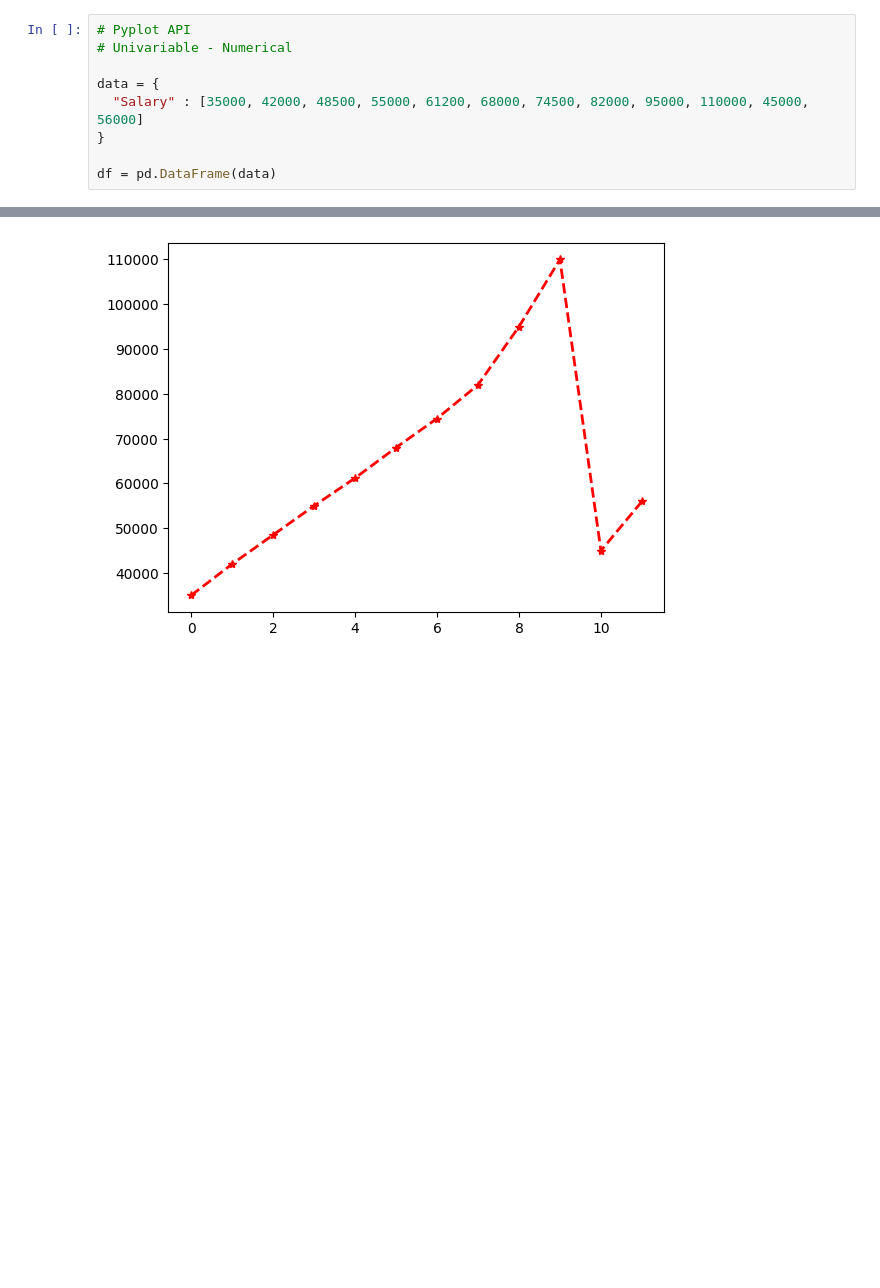
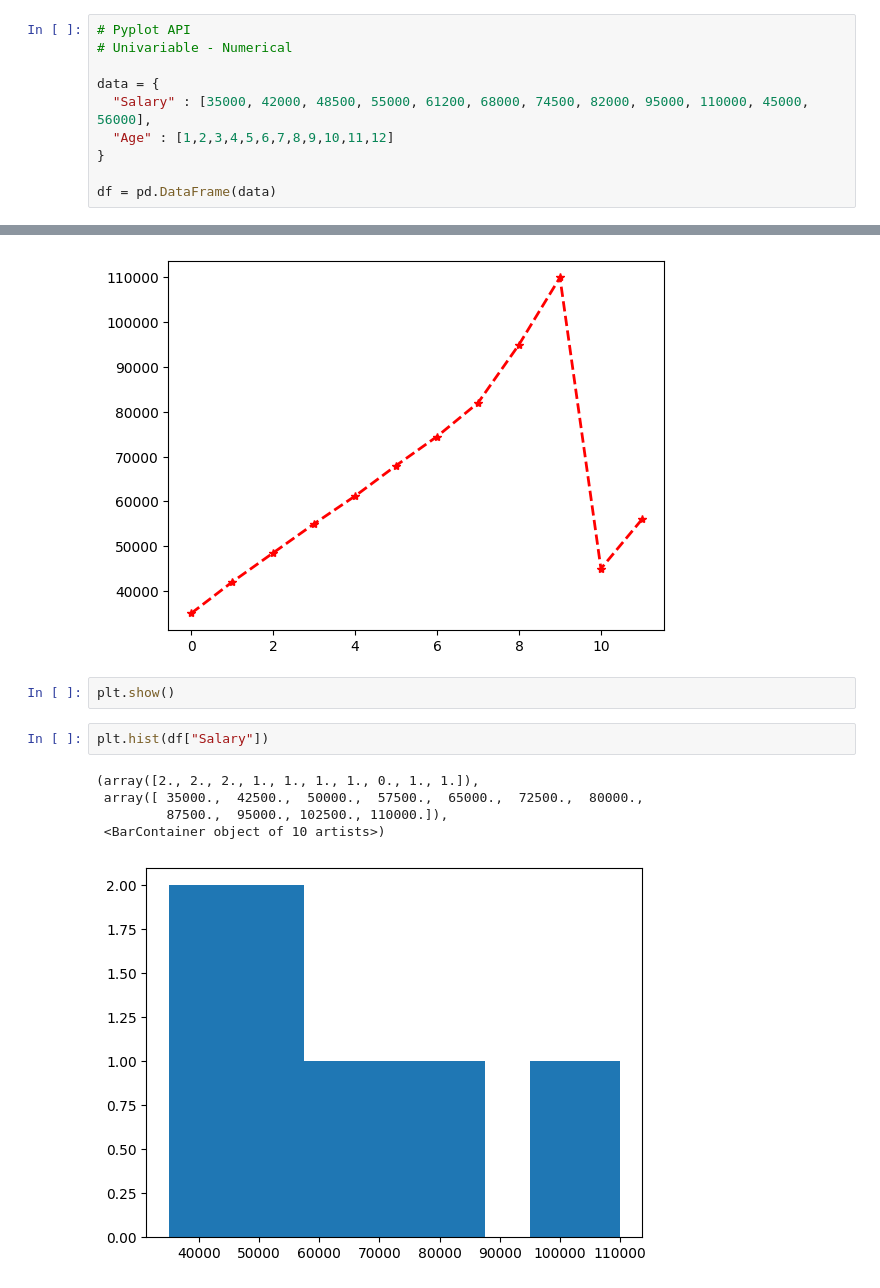
Before and after one commit to Neverask1121/RAG-application, a Jupyter notebook: matplotlib/plt.ipynb, the cells around one changed output, grey strips where cells are left out. Drawn from its saved outputs; the diff is of its cells as text; blank space fills up the shorter version.

```diff
--- a/matplotlib/plt.ipynb
+++ b/matplotlib/plt.ipynb
@@ -13,7 +13,8 @@ plt.grid()
 # Univariable - Numerical
 
 data = {
-  "Salary" : [35000, 42000, 48500, 55000, 61200, 68000, 74500, 82000, 95000, 110000, 45000, 56000]
+  "Salary" : [35000, 42000, 48500, 55000, 61200, 68000, 74500, 82000, 95000, 110000, 45000, 56000],
+  "Age" : [1,2,3,4,5,6,7,8,9,10,11,12]
 }
 
 df = pd.DataFrame(data)
@@ -33,3 +30,13 @@ plt.plot(df["Salary"], color = "red", marker = "*", linestyle = "--", linewidth
 # %% [output]
 [<matplotlib.lines.Line2D at 0x...>]
 [figure]
+# %%
+plt.show()
+# %%
+plt.hist(df["Salary"])
+# %% [output]
+(array([2., 2., 2., 1., 1., 1., 1., 0., 1., 1.]),
+ array([ 35000.,  42500.,  50000.,  57500.,  65000.,  72500.,  80000.,
+         87500.,  95000., 102500., 110000.]),
+ <BarContainer object of 10 artists>)
+[figure, added]
```
Also changed, not shown: parts of 3 cells of this notebook.
